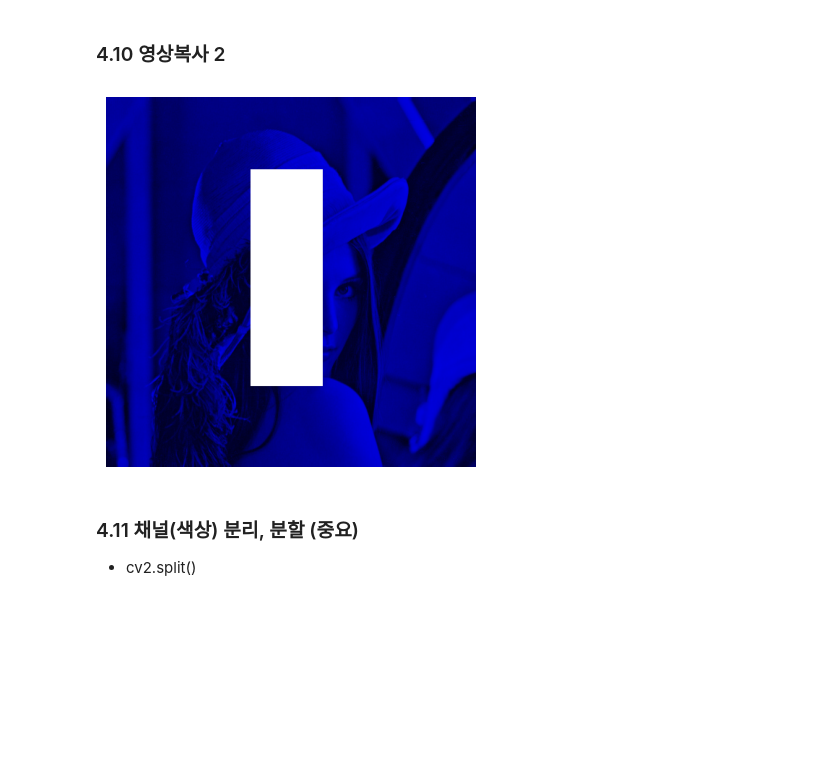
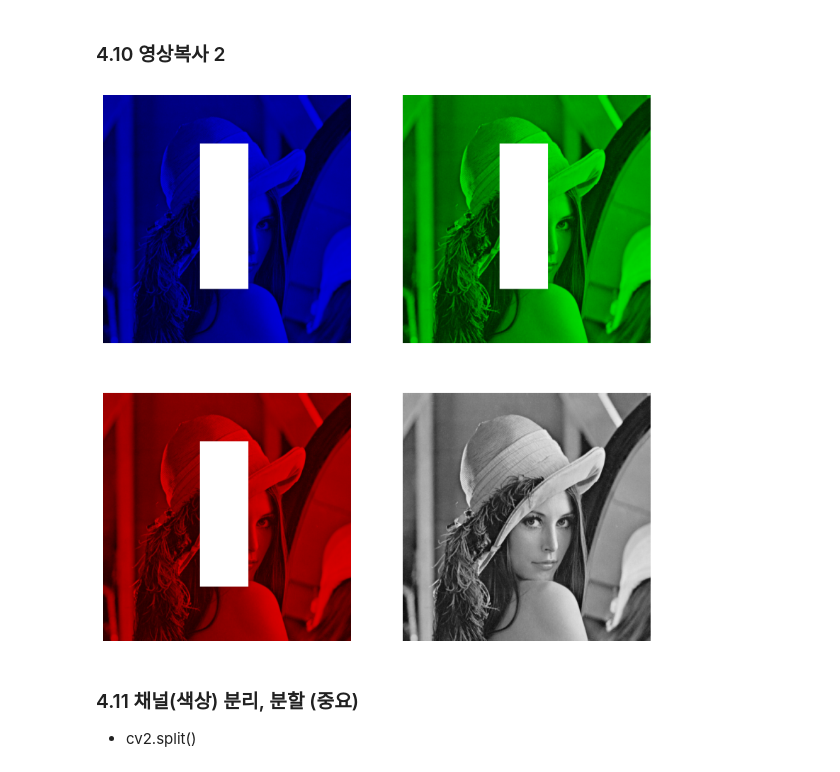
Before and after one commit to sedoll/knu_opencv, a Jupyter notebook: chap04/chap04.ipynb, the cells around one changed output. Drawn from its saved outputs; the diff is of its cells as text; code cells hidden in the pictures; blank space fills up the shorter version.

```diff
--- a/chap04/chap04.ipynb
+++ b/chap04/chap04.ipynb
@@ -157,29 +195,48 @@ cv2.destroyAllWindows()
 # %%
 import cv2
 import numpy as np
 from matplotlib import pyplot as plt
 
 src = cv2.imread('c:/data/lena.jpg', cv2.IMREAD_GRAYSCALE)
 shape = src.shape[0], src.shape[1], 3
 dst = np.zeros(shape, dtype=np.uint8) # 3채널 컬러 영상 생성
 
-dst[:,:,0] = src # 그레이스케일의 b 부분
-# dst[:,:,1] = src # 그레이스케일의 g 부분
-# dst[:,:,2] = src # 그레이스케일의 r 부분
+# 복사
+dst1 = dst.copy()
+dst2 = dst.copy()
+dst3 = dst.copy()
 
-dst[100:400, 200:300, :] = [255, 255, 255]
+dst1[:,:,0] = src # 그레이스케일의 b 부분
+dst2[:,:,1] = src # 그레이스케일의 g 부분
+dst3[:,:,2] = src # 그레이스케일의 r 부분
 
-plt.axis('off')
-plt.imshow(cv2.cvtColor(dst, cv2.COLOR_BGR2RGB))
-# plt.imshow(src, cmap='gray')
+dst1[100:400, 200:300, :] = [255, 255, 255]
+dst2[100:400, 200:300, :] = [255, 255, 255]
+dst3[100:400, 200:300, :] = [255, 255, 255]
+
+fig, ax = plt.subplots(2, 2, figsize = (10, 10), sharey=True)
+fig.canvas.manager.set_window_title('plt')
+
+ax[0][0].axis('off')
+ax[0][0].imshow(cv2.cvtColor(dst1, cv2.COLOR_BGR2RGB))
+
+ax[0][1].axis('off')
+ax[0][1].imshow(cv2.cvtColor(dst2, cv2.COLOR_BGR2RGB))
+
+ax[1][0].axis('off')
+ax[1][0].imshow(cv2.cvtColor(dst3, cv2.COLOR_BGR2RGB))
+
+ax[1][1].axis('off')
+ax[1][1].imshow(src, cmap='gray')
+
 plt.show()
 
 # cv2.imshow('src', src)
 # cv2.imshow('dst', dst)
 # cv2.waitKey()
 # cv2.destroyAllWindows()
 # %% [output]
-[figure, old version]
+[figure, new version]
 # %% [markdown]
 ### 4.11 채널(색상) 분리, 분할 (중요)
 
```
Also changed, not shown: parts of 7 cells of this notebook, 7 other files.
